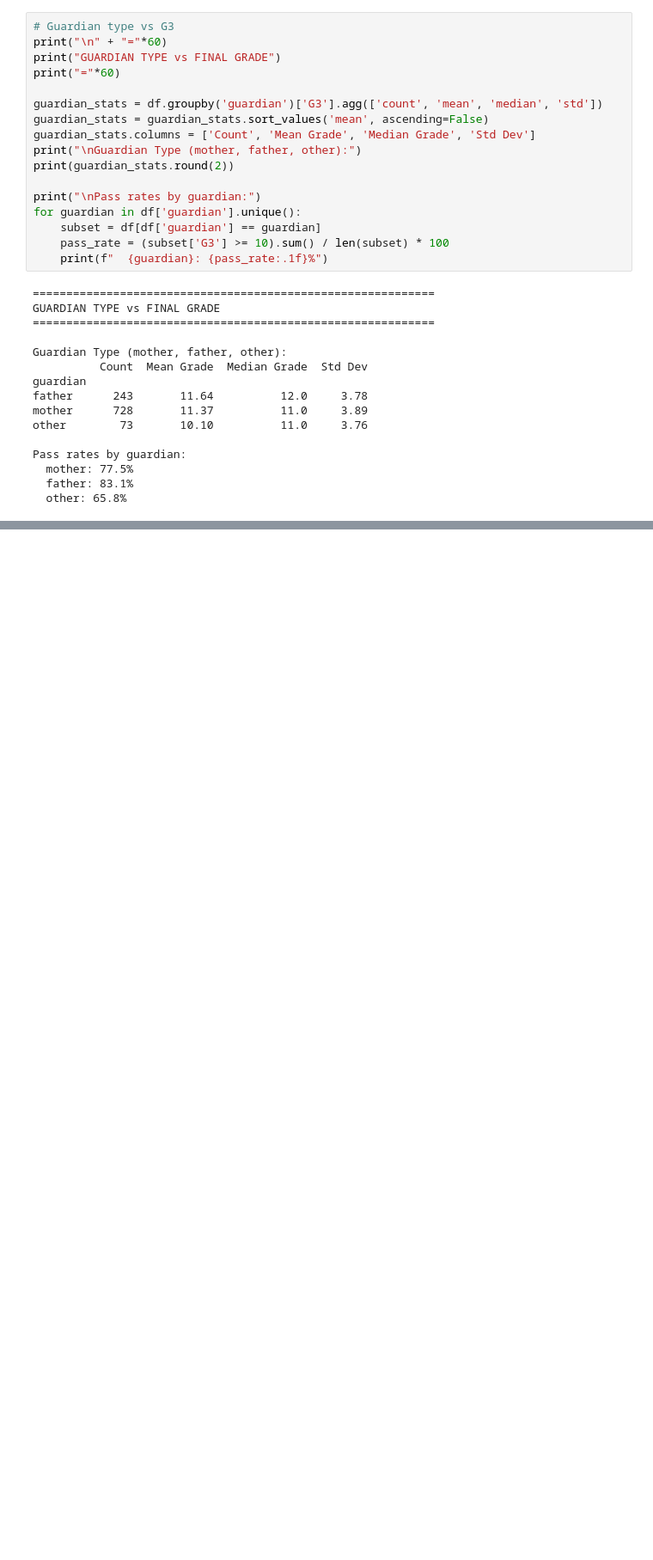
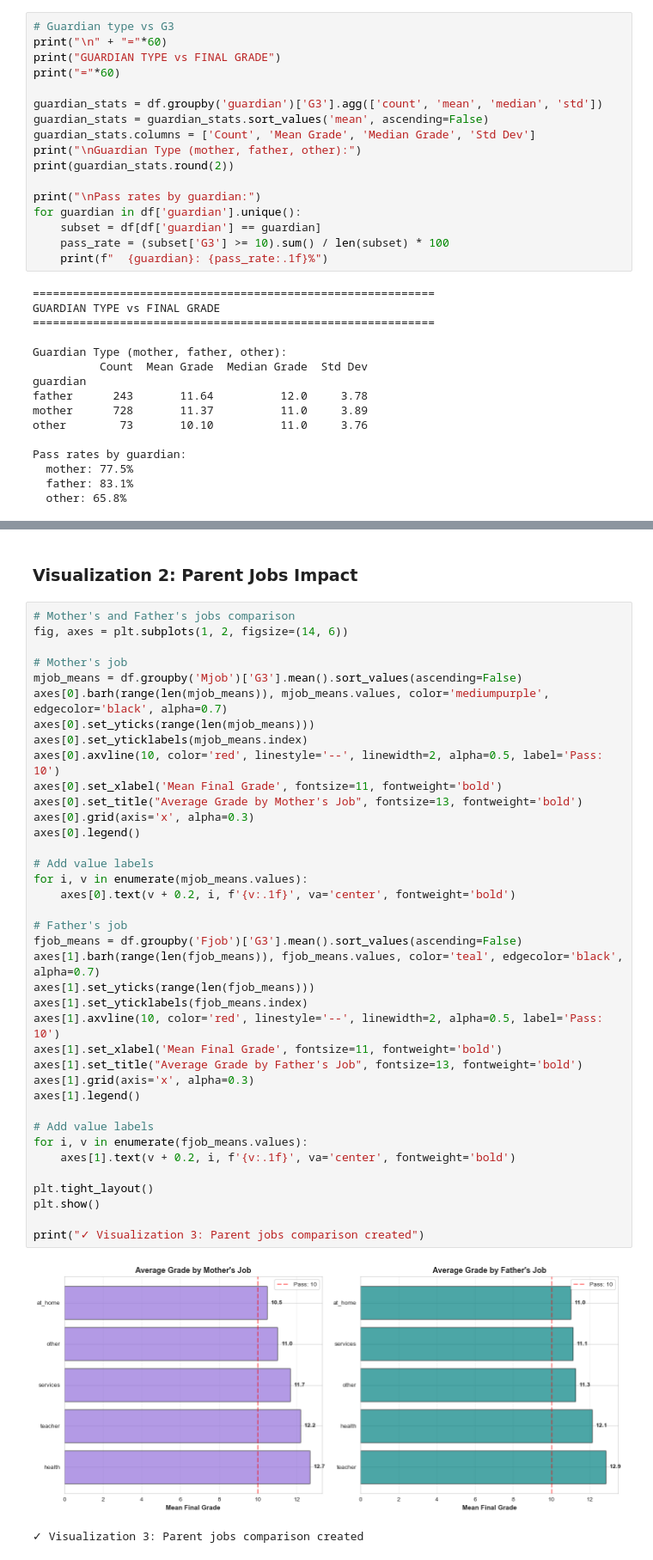
Before and after one commit to pratikkmane/student-performance, a Jupyter notebook: notebooks/07_family_demographics_analysis.ipynb, the cells around one changed output, grey strips where cells are left out. Shown at 86% size. Saved outputs shown, nothing was run; the diff lists cells and outputs as text; blank space fills up the shorter version.

```diff
--- a/notebooks/07_family_demographics_analysis.ipynb
+++ b/notebooks/07_family_demographics_analysis.ipynb
@@ -367,0 +446,43 @@ Pass rates by guardian:
+# %% [markdown]
+### Visualization 2: Parent Jobs Impact
+# %%
+# Mother's and Father's jobs comparison
+fig, axes = plt.subplots(1, 2, figsize=(14, 6))
+
+# Mother's job
+mjob_means = df.groupby('Mjob')['G3'].mean().sort_values(ascending=False)
+axes[0].barh(range(len(mjob_means)), mjob_means.values, color='mediumpurple', edgecolor='black', alpha=0.7)
+axes[0].set_yticks(range(len(mjob_means)))
+axes[0].set_yticklabels(mjob_means.index)
+axes[0].axvline(10, color='red', linestyle='--', linewidth=2, alpha=0.5, label='Pass: 10')
+axes[0].set_xlabel('Mean Final Grade', fontsize=11, fontweight='bold')
+axes[0].set_title("Average Grade by Mother's Job", fontsize=13, fontweight='bold')
+axes[0].grid(axis='x', alpha=0.3)
+axes[0].legend()
+
+# Add value labels
+for i, v in enumerate(mjob_means.values):
+    axes[0].text(v + 0.2, i, f'{v:.1f}', va='center', fontweight='bold')
+
+# Father's job
+fjob_means = df.groupby('Fjob')['G3'].mean().sort_values(ascending=False)
+axes[1].barh(range(len(fjob_means)), fjob_means.values, color='teal', edgecolor='black', alpha=0.7)
+axes[1].set_yticks(range(len(fjob_means)))
+axes[1].set_yticklabels(fjob_means.index)
+axes[1].axvline(10, color='red', linestyle='--', linewidth=2, alpha=0.5, label='Pass: 10')
+axes[1].set_xlabel('Mean Final Grade', fontsize=11, fontweight='bold')
+axes[1].set_title("Average Grade by Father's Job", fontsize=13, fontweight='bold')
+axes[1].grid(axis='x', alpha=0.3)
+axes[1].legend()
+
+# Add value labels
+for i, v in enumerate(fjob_means.values):
+    axes[1].text(v + 0.2, i, f'{v:.1f}', va='center', fontweight='bold')
+
+plt.tight_layout()
+plt.show()
+
+print("✓ Visualization 3: Parent jobs comparison created")
+# %% [output]
+[figure, added]
+✓ Visualization 3: Parent jobs comparison created
```
Also changed, not shown: parts of 6 cells of this notebook.
